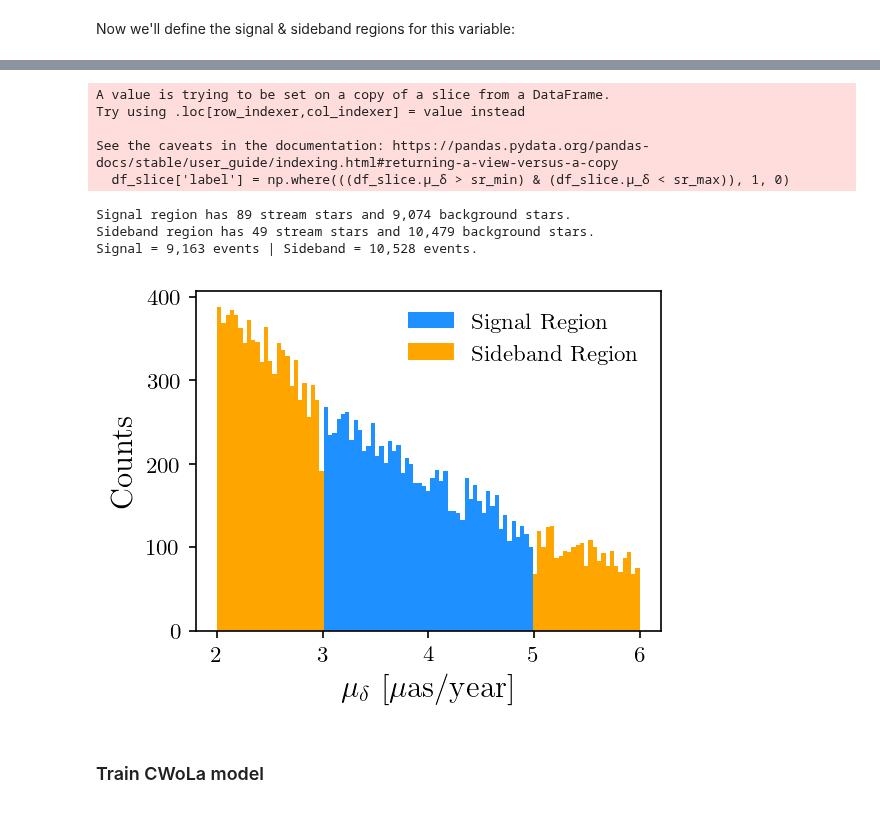
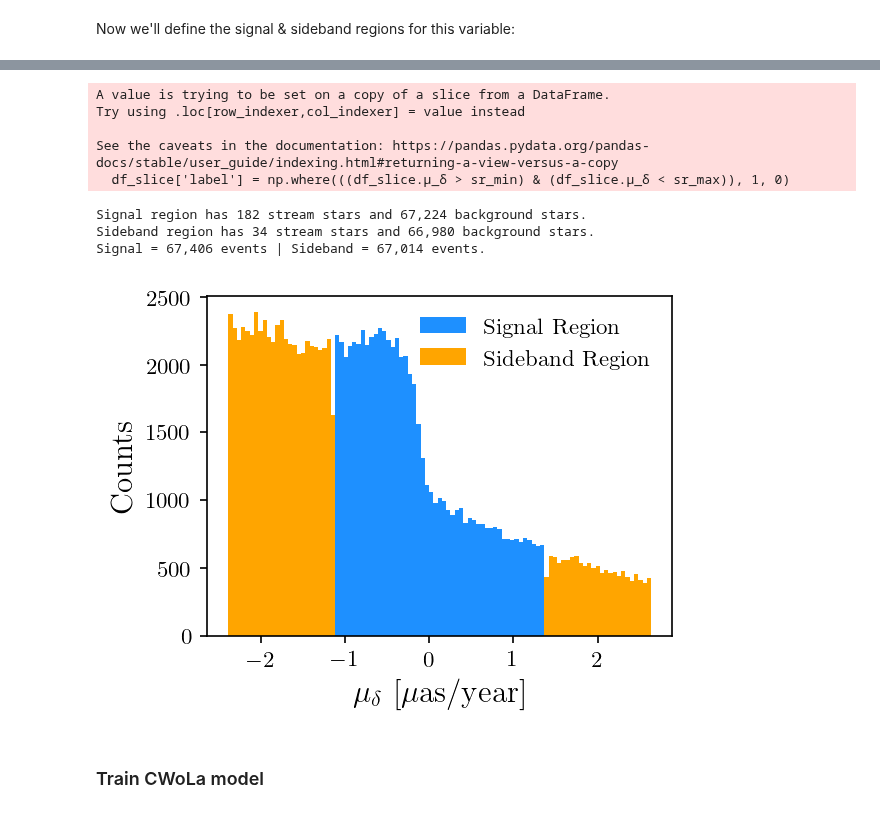
Before and after one commit to hep-lbdl/GaiaCWoLa, a Jupyter notebook: Finding_Mock_Stream.ipynb, the cells around one changed output, grey strips where cells are left out. Cells and saved outputs as stored; diff of their text form; code cells hidden in the pictures.

Commit message:
Automate signal/sideband regions for mock stream

```diff
--- a/Finding_Mock_Stream.ipynb
+++ b/Finding_Mock_Stream.ipynb
@@ -47,6 +48,6 @@ file = "/data0/mpettee/gaia_data/mock_streams/gaiamock_ra156.2_dec57.5_stream_fe
 # %% [markdown]
 Or, pick a random mock stream:
 # %%
-# import random
-# file = random.choice(glob("/data0/mpettee/gaia_data/mock_streams/*.npy"))
-# print(file)
+import random
+file = random.choice(glob("/data0/mpettee/gaia_data/mock_streams/*.npy"))
+print(file)
@@ -147,39 +138,39 @@ ax.set_xlabel(r"$\mu_\delta$ [$\mu$as/year]", fontsize=14);
 # %%
-sb_min = 2
-sb_max = 6
+sb_min = df[df.stream].μ_δ.mean()-df[df.stream].μ_δ.std()/2
+sb_max = df[df.stream].μ_δ.mean()+df[df.stream].μ_δ.std()/2
 
-sr_min = 3
-sr_max = 5
+sr_min = df[df.stream].μ_δ.mean()-df[df.stream].μ_δ.std()/4
+sr_max = df[df.stream].μ_δ.mean()+df[df.stream].μ_δ.std()/4
 
 df_slice = df[(df.μ_δ > sb_min) & (df.μ_δ < sb_max)]
 df_slice['label'] = np.where(((df_slice.μ_δ > sr_min) & (df_slice.μ_δ < sr_max)), 1, 0)
 
 signal = df_slice[df_slice.label == 1]
 sideband = df_slice[df_slice.label == 0]
 
 print("Signal region has {:,} stream stars and {:,} background stars.".format(
     signal.stream.value_counts()[True],
     signal.stream.value_counts()[False]))
 print("Sideband region has {:,} stream stars and {:,} background stars.".format(
     sideband.stream.value_counts()[True],
     sideband.stream.value_counts()[False]))
 
 print("Signal = {:,} events | Sideband = {:,} events.".format(len(signal), len(sideband)))
 
 plt.figure(figsize=(4,3))
 bins = np.linspace(sb_min,sb_max,100)
 plt.hist(df_slice[df_slice.label == 1].μ_δ,bins=bins,color="dodgerblue",label="Signal Region")
 plt.hist(df_slice[df_slice.label == 0].μ_δ,bins=bins,color="orange",label="Sideband Region")
 plt.legend(frameon=False)
 plt.xlabel(r"$\mu_\delta$ [$\mu$as/year]")
 plt.ylabel("Counts");
 # %% [output]
 A value is trying to be set on a copy of a slice from a DataFrame.
 Try using .loc[row_indexer,col_indexer] = value instead
 
 See the caveats in the documentation: https://pandas.pydata.org/pandas-docs/stable/user_guide/indexing.html#returning-a-view-versus-a-copy
   df_slice['label'] = np.where(((df_slice.μ_δ > sr_min) & (df_slice.μ_δ < sr_max)), 1, 0)
-Signal region has 89 stream stars and 9,074 background stars.
-Sideband region has 49 stream stars and 10,479 background stars.
-Signal = 9,163 events | Sideband = 10,528 events.
+Signal region has 182 stream stars and 67,224 background stars.
+Sideband region has 34 stream stars and 66,980 background stars.
+Signal = 67,406 events | Sideband = 67,014 events.
-[figure, old version]
+[figure, new version]
```
Also changed, not shown: parts of 18 cells of this notebook, 1 other file.
